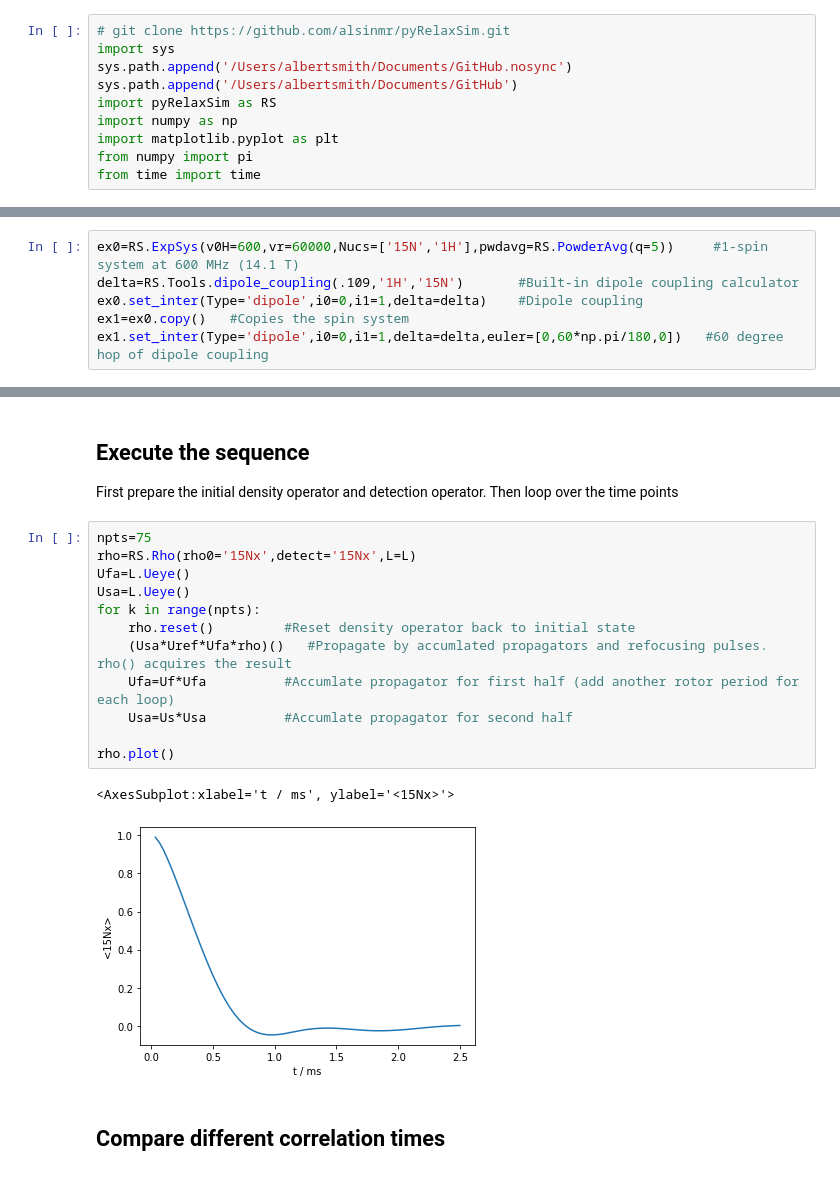
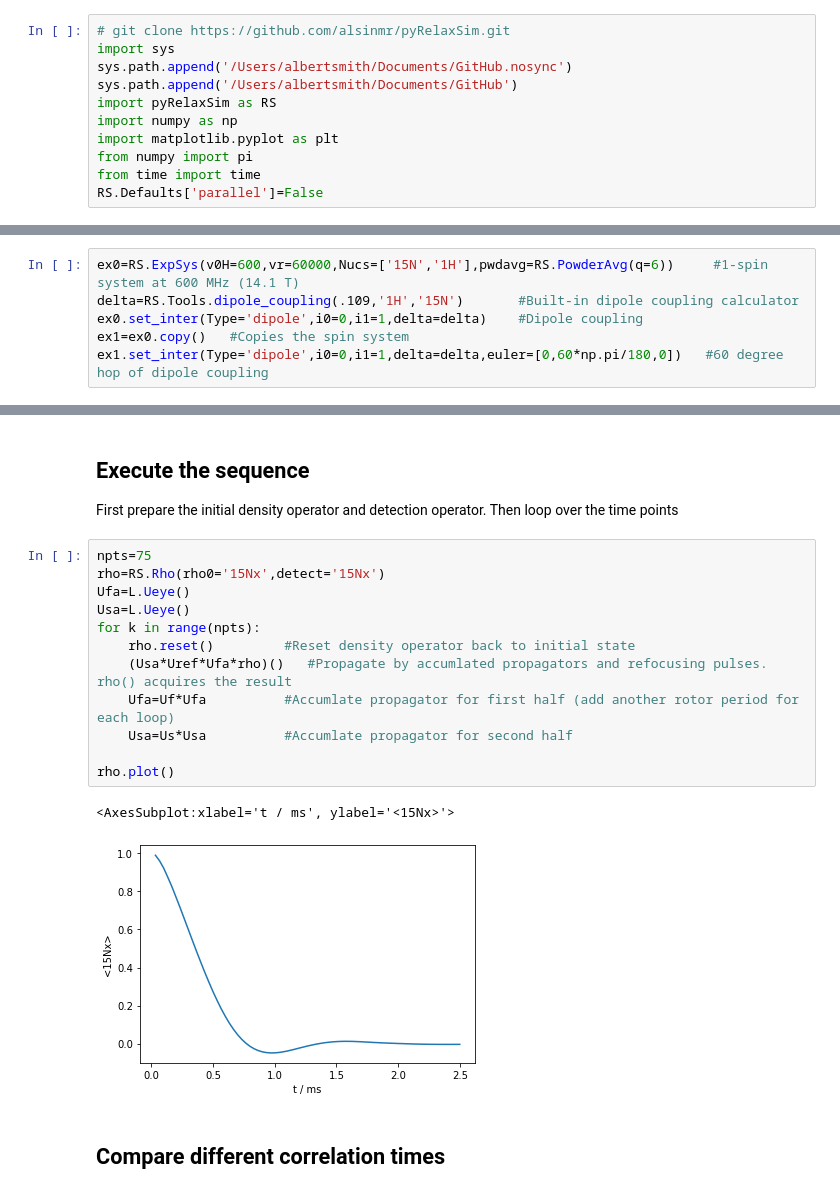
Before and after one commit to alsinmr/SLEEPY, a Jupyter notebook: examples/REDOR.ipynb, the cells around one changed output, grey strips where cells are left out. Drawn from its saved outputs; the diff is of its cells as text.

```diff
--- a/examples/REDOR.ipynb
+++ b/examples/REDOR.ipynb
@@ -10,13 +10,14 @@ import numpy as np
 import matplotlib.pyplot as plt
 from numpy import pi
 from time import time
+RS.Defaults['parallel']=False
 # %% [markdown]
 ## Build the spin system
 For relaxation induced by exchange, we always build the spin system with at least two different sets of interactions. Not all interactions must change, but at least one interaction should be different– otherwise no relaxation will occure. Note that best-practice is to build the first spin-system, and copy it and only edit the parameters that are changed in the second spin-system.
 
 pyRelaxSim takes the main experimental parameters (excepting rf fields) upon initialization of a spin-system, and then interactions are added afterwards.
 # %%
-ex0=RS.ExpSys(v0H=600,vr=60000,Nucs=['15N','1H'],pwdavg=RS.PowderAvg(q=5))     #1-spin system at 600 MHz (14.1 T)
+ex0=RS.ExpSys(v0H=600,vr=60000,Nucs=['15N','1H'],pwdavg=RS.PowderAvg(q=6))     #1-spin system at 600 MHz (14.1 T)
 delta=RS.Tools.dipole_coupling(.109,'1H','15N')       #Built-in dipole coupling calculator
 ex0.set_inter(Type='dipole',i0=0,i1=1,delta=delta)    #Dipole coupling
 ex1=ex0.copy()   #Copies the spin system
@@ -66,19 +66,19 @@ print(time()-t0)
 First prepare the initial density operator and detection operator. Then loop over the time points
 # %%
 npts=75
-rho=RS.Rho(rho0='15Nx',detect='15Nx',L=L)
+rho=RS.Rho(rho0='15Nx',detect='15Nx')
 Ufa=L.Ueye()
 Usa=L.Ueye()
 for k in range(npts):
     rho.reset()         #Reset density operator back to initial state
     (Usa*Uref*Ufa*rho)()   #Propagate by accumlated propagators and refocusing pulses. rho() acquires the result
     Ufa=Uf*Ufa          #Accumlate propagator for first half (add another rotor period for each loop)
     Usa=Us*Usa          #Accumlate propagator for second half
 
 rho.plot()
 # %% [output]
 <AxesSubplot:xlabel='t / ms', ylabel='<15Nx>'>
-[figure, old version]
+[figure, new version]
 # %% [markdown]
 ## Compare different correlation times
 # %% [markdown]
```
Also changed, not shown: parts of 6 cells of this notebook, 9 other files.
